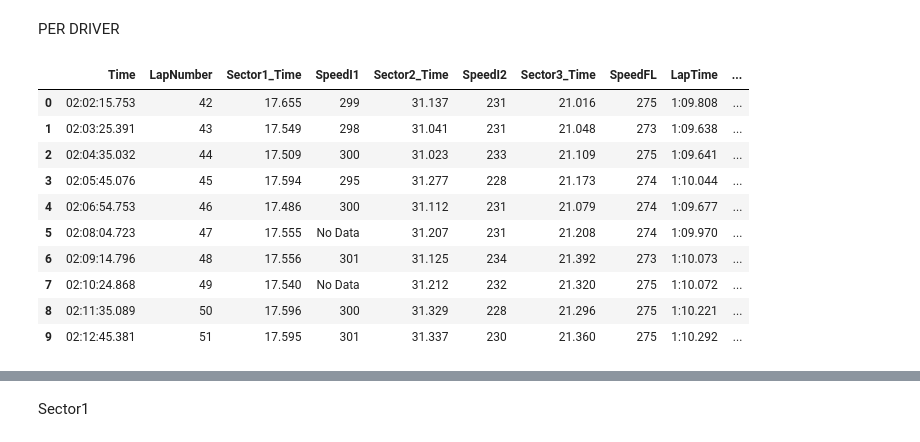
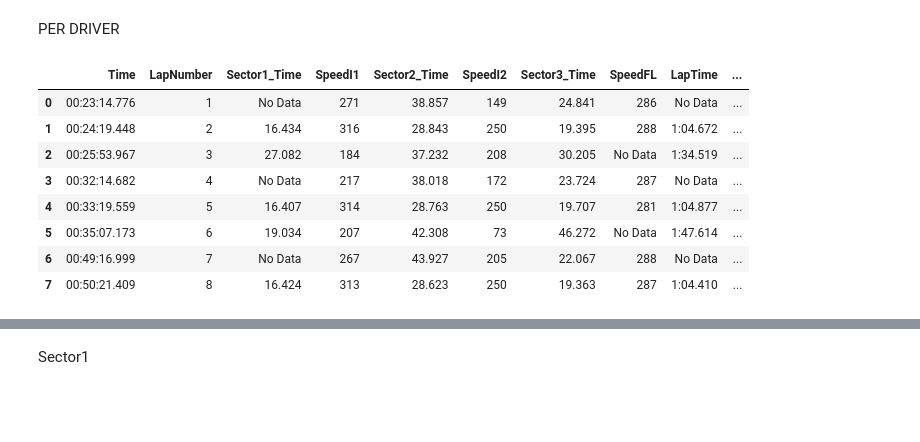
Before and after one commit to Kuriiios/f1_analysis_visualization, a Jupyter notebook: notebooks/race/race_table.ipynb, the cells around one changed output, grey strips where cells are left out. Saved outputs shown, nothing was run; the diff lists cells and outputs as text; code cells hidden in the pictures; blank space fills up the shorter version.

```diff
--- a/notebooks/race/race_table.ipynb
+++ b/notebooks/race/race_table.ipynb
@@ -15,9 +15,9 @@ ergast = Ergast()
 
 year = 2025
 race_number = 11
-race_session = 'R'
+race_session = 'Q'
 Lap_Number = 31
-
+team='Ferrari'
 #year = int(input("Year ? "))
 #race_number = int(input("Race Number ? (1-24) "))
 #race_session = input('Session ?  (S, R) ')
@@ -27,5 +27,6 @@ session.load()
 
 pit = ergast.get_pit_stops(season = year, round = race_number )
 teams = fastf1.plotting.list_team_names(session)
+team_drivers = fastf1.plotting.get_driver_abbreviations_by_team(team, session=session)
 event_name = session.event.EventName
 # %% [output]
@@ -61,13 +284,2 @@ sorted_times = get_sorted_first_position_times(session)
 # %% [markdown]
 EACH DRIVER
-# %%
-first_driver = session.laps.pick_drivers(session.drivers).pick_laps(Lap_Number + 1)
-first_driver = first_driver[first_driver['Position'] == 1]
-
-'''
-potential_laps_after_leader = driver_laps[(driver_laps['Time'] >= leader_lap_time_reference)].copy()
-selected_lap = None
-if not potential_laps_after_leader.empty:
-    selected_lap = potential_laps_after_leader.sort_values(by='LapNumber').iloc[0]
-'''
-i = np.argmin(np.abs(df.index.to_pydatetime() - first_driver['Time']))
@@ -421,6 +948,7 @@ drivers_data_df
 # %% [markdown]
 PER DRIVER
 # %%
+Lap_Number = 7
 driver_data_last_laps = []
 
 def highlight(s, min_max):
@@ -431,59 +959,71 @@ def highlight(s, min_max):
 
     return ['color: green' if v else 'color: orange' for v in is_min_max]
 
-
-for Lap_Number in range(41,51):
-    driver_data_cols = ['Time', 'LapNumber', 'Sector1_Time', 'SpeedI1', 'Sector2_Time', 'SpeedI2', 'Sector3_Time', 'SpeedFL', 'LapTime', 'SpeedST']
-    driver = 4
-    driver_lap = session.laps.pick_drivers(driver)
-    try:
-        driver_color = fastf1.plotting.get_driver_color(driver_lap.Driver.iloc[Lap_Number], session)
-        driver_data = [driver_lap.Time.iloc[Lap_Number], driver_lap.LapNumber.iloc[Lap_Number], driver_lap.Sector1Time.iloc[Lap_Number], driver_lap.SpeedI1.iloc[Lap_Number], driver_lap.Sector2Time.iloc[Lap_Number], driver_lap.SpeedI2.iloc[Lap_Number], driver_lap.Sector3Time.iloc[Lap_Number], driver_lap.SpeedFL.iloc[Lap_Number], driver_lap.LapTime.iloc[Lap_Number], driver_lap.SpeedST.iloc[Lap_Number]]
-    except:
-        continue
-    driver_data_series = pd.Series(driver_data, index=driver_data_cols)
-    driver_data_last_laps.append(driver_data_series)
-driver_data_last_laps_df = pd.DataFrame(driver_data_last_laps)
-styled_df = driver_data_last_laps_df.style
+if Lap_Number<10:
+    for Lap_Number in range(0, Lap_Number+1):
+        driver_data_cols = ['Time', 'LapNumber', 'Sector1_Time', 'SpeedI1', 'Sector2_Time', 'SpeedI2', 'Sector3_Time', 'SpeedFL', 'LapTime', 'SpeedST']
+        driver = 4
+        driver_lap = session.laps.pick_drivers(driver)
+        try:
+            driver_color = fastf1.plotting.get_driver_color(driver_lap.Driver.iloc[Lap_Number], session)
+            driver_data = [driver_lap.Time.iloc[Lap_Number], driver_lap.LapNumber.iloc[Lap_Number], driver_lap.Sector1Time.iloc[Lap_Number], driver_lap.SpeedI1.iloc[Lap_Number], driver_lap.Sector2Time.iloc[Lap_Number], driver_lap.SpeedI2.iloc[Lap_Number], driver_lap.Sector3Time.iloc[Lap_Number], driver_lap.SpeedFL.iloc[Lap_Number], driver_lap.LapTime.iloc[Lap_Number], driver_lap.SpeedST.iloc[Lap_Number]]
+        except:
+            continue
+        driver_data_series = pd.Series(driver_data, index=driver_data_cols)
+        driver_data_last_laps.append(driver_data_series)
+    driver_data_last_laps_df = pd.DataFrame(driver_data_last_laps)
+    styled_df = driver_data_last_laps_df.style
+else:
+    for Lap_Number in range(Lap_Number-9, Lap_Number+1):
+        driver_data_cols = ['Time', 'LapNumber', 'Sector1_Time', 'SpeedI1', 'Sector2_Time', 'SpeedI2', 'Sector3_Time', 'SpeedFL', 'LapTime', 'SpeedST']
+        driver = 4
+        driver_lap = session.laps.pick_drivers(driver)
+        try:
+            driver_color = fastf1.plotting.get_driver_color(driver_lap.Driver.iloc[Lap_Number], session)
+            driver_data = [driver_lap.Time.iloc[Lap_Number], driver_lap.LapNumber.iloc[Lap_Number], driver_lap.Sector1Time.iloc[Lap_Number], driver_lap.SpeedI1.iloc[Lap_Number], driver_lap.Sector2Time.iloc[Lap_Number], driver_lap.SpeedI2.iloc[Lap_Number], driver_lap.Sector3Time.iloc[Lap_Number], driver_lap.SpeedFL.iloc[Lap_Number], driver_lap.LapTime.iloc[Lap_Number], driver_lap.SpeedST.iloc[Lap_Number]]
+        except:
+            continue
+        driver_data_series = pd.Series(driver_data, index=driver_data_cols)
+        driver_data_last_laps.append(driver_data_series)
+    driver_data_last_laps_df = pd.DataFrame(driver_data_last_laps)
+    styled_df = driver_data_last_laps_df.style
 
 styled_df = styled_df.apply(highlight, subset=['Sector1_Time'], min_max='min')
 styled_df = styled_df.apply(highlight, subset=['SpeedI1'], min_max='max')
 styled_df = styled_df.apply(highlight, subset=['Sector2_Time'], min_max='min')
 styled_df = styled_df.apply(highlight, subset=['SpeedI2'], min_max='max')
 styled_df = styled_df.apply(highlight, subset=['Sector3_Time'], min_max='min')
 styled_df = styled_df.apply(highlight, subset=['SpeedFL'], min_max='max')
 styled_df = styled_df.apply(highlight, subset=['LapTime'], min_max='min')
 styled_df = styled_df.apply(highlight, subset=['SpeedST'], min_max='max')
 
 formatters = {
     'Time': lambda x: str(x)[7:-3] if pd.notnull(x) else 'No Data',
     'LapNumber': lambda x: int(x) if pd.notnull(x) else 'No Data',
     'Sector1_Time': lambda x: str(x)[13:-3] if pd.notnull(x) else 'No Data',
     'SpeedI1': lambda x: int(x) if pd.notnull(x) else 'No Data',
     'Sector2_Time': lambda x: str(x)[13:-3] if pd.notnull(x) else 'No Data',
     'SpeedI2': lambda x: int(x) if pd.notnull(x) else 'No Data',
     'Sector3_Time': lambda x: str(x)[13:-3] if pd.notnull(x) else 'No Data',
     'SpeedFL': lambda x: int(x) if pd.notnull(x) else 'No Data',
     'LapTime': lambda x: str(x)[11:-3] if pd.notnull(x) else 'No Data',
     'SpeedST': lambda x: int(x) if pd.notnull(x) else 'No Data',
 }
 
 final_formatters = {k: v for k, v in formatters.items() if k in driver_data_last_laps_df.columns}
 styled_df = styled_df.format(final_formatters)
 
 styled_df
 # %% [output]
 |  | Time | LapNumber | Sector1_Time | SpeedI1 | Sector2_Time | SpeedI2 | Sector3_Time | SpeedFL | LapTime | ... |
-| 0 | 02:02:15.753 | 42 | 17.655 | 299 | 31.137 | 231 | 21.016 | 275 | 1:09.808 | ... |
-| 1 | 02:03:25.391 | 43 | 17.549 | 298 | 31.041 | 231 | 21.048 | 273 | 1:09.638 | ... |
-| 2 | 02:04:35.032 | 44 | 17.509 | 300 | 31.023 | 233 | 21.109 | 275 | 1:09.641 | ... |
-| 3 | 02:05:45.076 | 45 | 17.594 | 295 | 31.277 | 228 | 21.173 | 274 | 1:10.044 | ... |
-| 4 | 02:06:54.753 | 46 | 17.486 | 300 | 31.112 | 231 | 21.079 | 274 | 1:09.677 | ... |
-| 5 | 02:08:04.723 | 47 | 17.555 | No Data | 31.207 | 231 | 21.208 | 274 | 1:09.970 | ... |
-| 6 | 02:09:14.796 | 48 | 17.556 | 301 | 31.125 | 234 | 21.392 | 273 | 1:10.073 | ... |
-| 7 | 02:10:24.868 | 49 | 17.540 | No Data | 31.212 | 232 | 21.320 | 275 | 1:10.072 | ... |
-| 8 | 02:11:35.089 | 50 | 17.596 | 300 | 31.329 | 228 | 21.296 | 275 | 1:10.221 | ... |
-| 9 | 02:12:45.381 | 51 | 17.595 | 301 | 31.337 | 230 | 21.360 | 275 | 1:10.292 | ... |
+| 0 | 00:23:14.776 | 1 | No Data | 271 | 38.857 | 149 | 24.841 | 286 | No Data | ... |
+| 1 | 00:24:19.448 | 2 | 16.434 | 316 | 28.843 | 250 | 19.395 | 288 | 1:04.672 | ... |
+| 2 | 00:25:53.967 | 3 | 27.082 | 184 | 37.232 | 208 | 30.205 | No Data | 1:34.519 | ... |
+| 3 | 00:32:14.682 | 4 | No Data | 217 | 38.018 | 172 | 23.724 | 287 | No Data | ... |
+| 4 | 00:33:19.559 | 5 | 16.407 | 314 | 28.763 | 250 | 19.707 | 281 | 1:04.877 | ... |
+| 5 | 00:35:07.173 | 6 | 19.034 | 207 | 42.308 | 73 | 46.272 | No Data | 1:47.614 | ... |
+| 6 | 00:49:16.999 | 7 | No Data | 267 | 43.927 | 205 | 22.067 | 288 | No Data | ... |
+| 7 | 00:50:21.409 | 8 | 16.424 | 313 | 28.623 | 250 | 19.363 | 287 | 1:04.410 | ... |
 # %%
 def flag_color_row(s):
     flag_colors=[]
```
Also changed, not shown: parts of 20 cells of this notebook, 2 other files.
